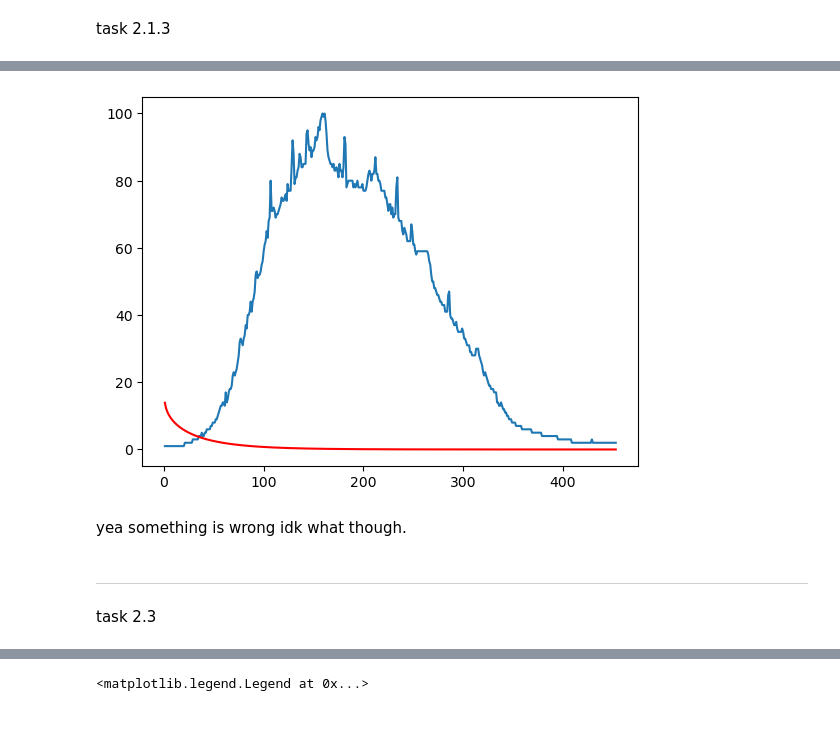
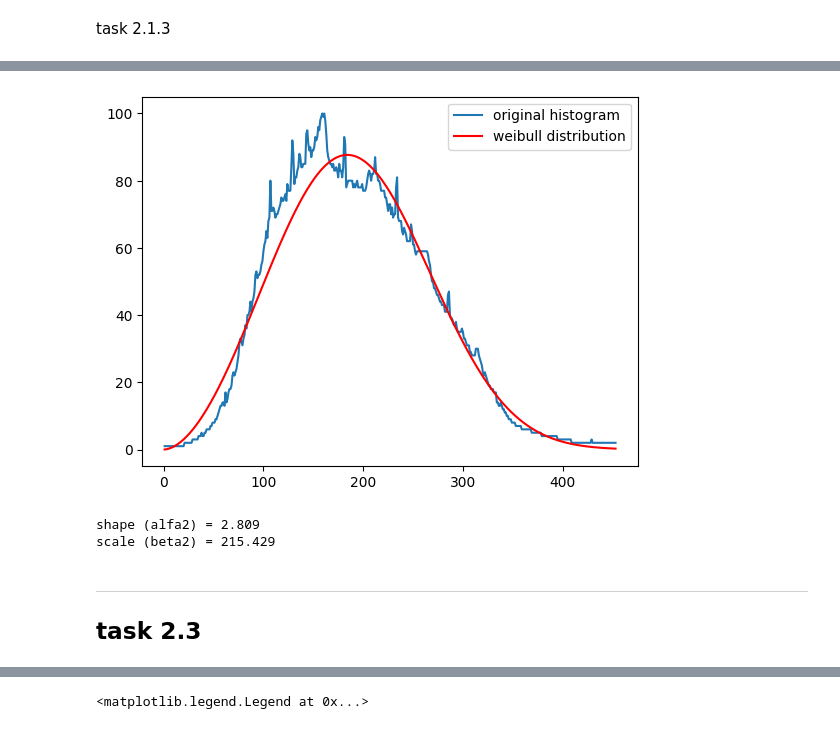
Before and after one commit to FreddieHorn/PoML, a Jupyter notebook: sheet02/PoML_Sheet02.ipynb, the cells around one changed output, grey strips where cells are left out. Cells and saved outputs as stored; diff of their text form; code cells hidden in the pictures.

```diff
--- a/sheet02/PoML_Sheet02.ipynb
+++ b/sheet02/PoML_Sheet02.ipynb
@@ -43,11 +139,26 @@ task 2.2.2
+# %%
+h_of_ints = np.floor(h).astype(np.int64)
+d = np.repeat(t, h_of_ints)
 # %%
-def iterative_solve(alfa, beta, iterations, N, h):
+def iterative_solve(alfa: float, beta: float, iterations: int, N: int, d: np.array):
+    """Newton's method for iterative simultaneous equation solving.
+
+    Args:
+        alfa (float): initial value ofshape parameter
+        beta (float): initial value of scale parameter
+        iterations (int): number of iterations
+        N (int): length of the input array
+        h (np.array): input array
+
+    Returns:
+        alfa, beta: shape and scale parameters for Weibull distribution
+    """
     for _ in range(iterations):
-        L_alfa = N/alfa - N*np.log(beta) + np.sum(np.log(h)) - np.sum(np.power(h/beta, alfa) * np.log(h/beta))
-        L_beta = alfa/beta*(np.sum(np.power(h/beta, alfa)) - N)
-        L2_alfa = -(N/np.power(alfa,2)) - np.sum(np.power(h/beta, alfa) * np.power(np.log(h/beta),2))
-        L2_beta = (alfa/np.power(beta,2))*(N-(alfa+1)*np.sum(np.power(h/beta, alfa)))
-        L2_alfa_beta = (1/beta)*np.sum(np.power(h/beta, alfa))+(alfa/beta)*np.sum(np.power(h/beta, alfa) * np.log(h/beta)) - N/beta
+        L_alfa = N/alfa - N*np.log(beta) + np.sum(np.log(d)) - np.sum(np.power(d/beta, alfa) * np.log(d/beta))
+        L_beta = alfa/beta*(np.sum(np.power(d/beta, alfa)) - N)
+        L2_alfa = -(N/np.power(alfa,2)) - np.sum(np.power(d/beta, alfa) * np.power(np.log(d/beta),2))
+        L2_beta = (alfa/np.power(beta,2))*(N-(alfa+1)*np.sum(np.power(d/beta, alfa)))
+        L2_alfa_beta = (1/beta)*np.sum(np.power(d/beta, alfa))+(alfa/beta)*np.sum(np.power(d/beta, alfa) * np.log(d/beta)) - N/beta
 
         alfabeta_arr = np.array([[alfa],
                                  [beta]])
@@ -64,7 +175,7 @@ def iterative_solve(alfa, beta, iterations, N, h):
 # # Step 1: Estimate the PMF
 # pmf = h / h.sum()
 
-alfa, beta = iterative_solve(alfa=1, beta=1, iterations=20, N = len(h), h=h)
+alfa, beta = iterative_solve(alfa=1, beta=1, iterations=20, N = len(d), d=d)
 # %%
 print(f"shape (alfa) = {alfa}")
 print(f"scale (beta) = {beta}")
@@ -88,14 +199,13 @@ def weib(x,alfa,beta, A = 1):
     Returns:
         array: weibull distribution
     """
-    return A*((alfa / beta) * (x / beta)**(alfa - 1) * np.exp(-((x / beta)**alfa)))
+    return A*((alfa / beta) * ((x / beta)**(alfa - 1)) * np.exp(-((x / beta)**alfa)))
 # %%
 weibull = weib(t,alfa,beta)
 # %%
-plt.plot(t,h)
-plt.plot(t, weibull, color="red")
+plt.plot(t,h, label = "original histogram")
+plt.plot(t, 17000 * weibull, color="red", label = "weibull distribution")
+plt.legend()
 plt.show()
 # %% [output]
-[figure, old version]
+[figure, new version]
-# %% [markdown]
-yea something is wrong idk what though.
@@ -102,6 +250,13 @@ yea something is wrong idk what though.
+# %%
+print(f"shape (alfa2) = {alfa2.round(3)}")
+print(f"scale (beta2) = {beta2.round(3)}")
+# same results as above
+# %% [output]
+shape (alfa2) = 2.809
+scale (beta2) = 215.429
 # %% [markdown]
 ---
-task 2.3
+## task 2.3
 # %%
 from scipy.optimize import curve_fit
 # %%
```
Also changed, not shown: parts of 28 cells of this notebook, 1 other file.
